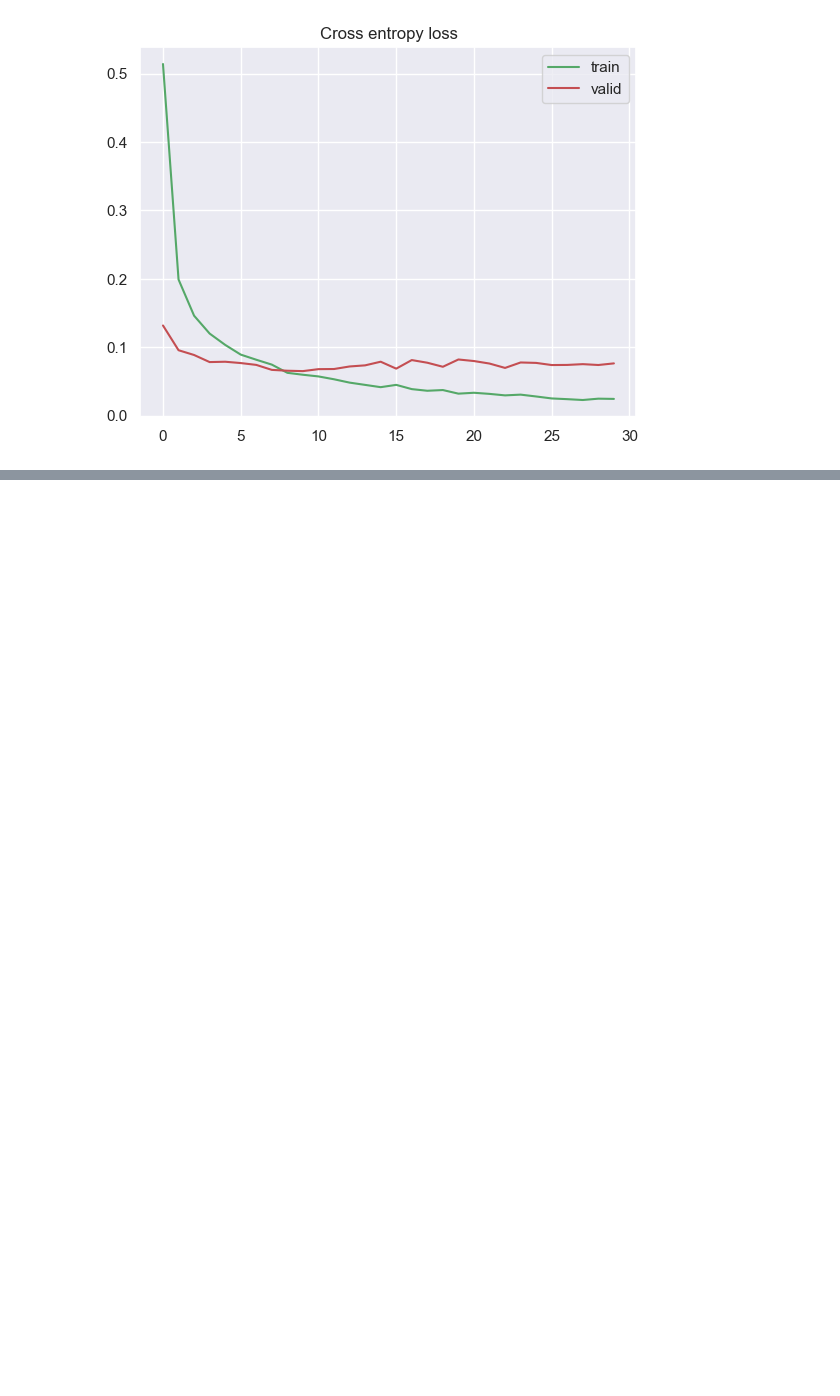
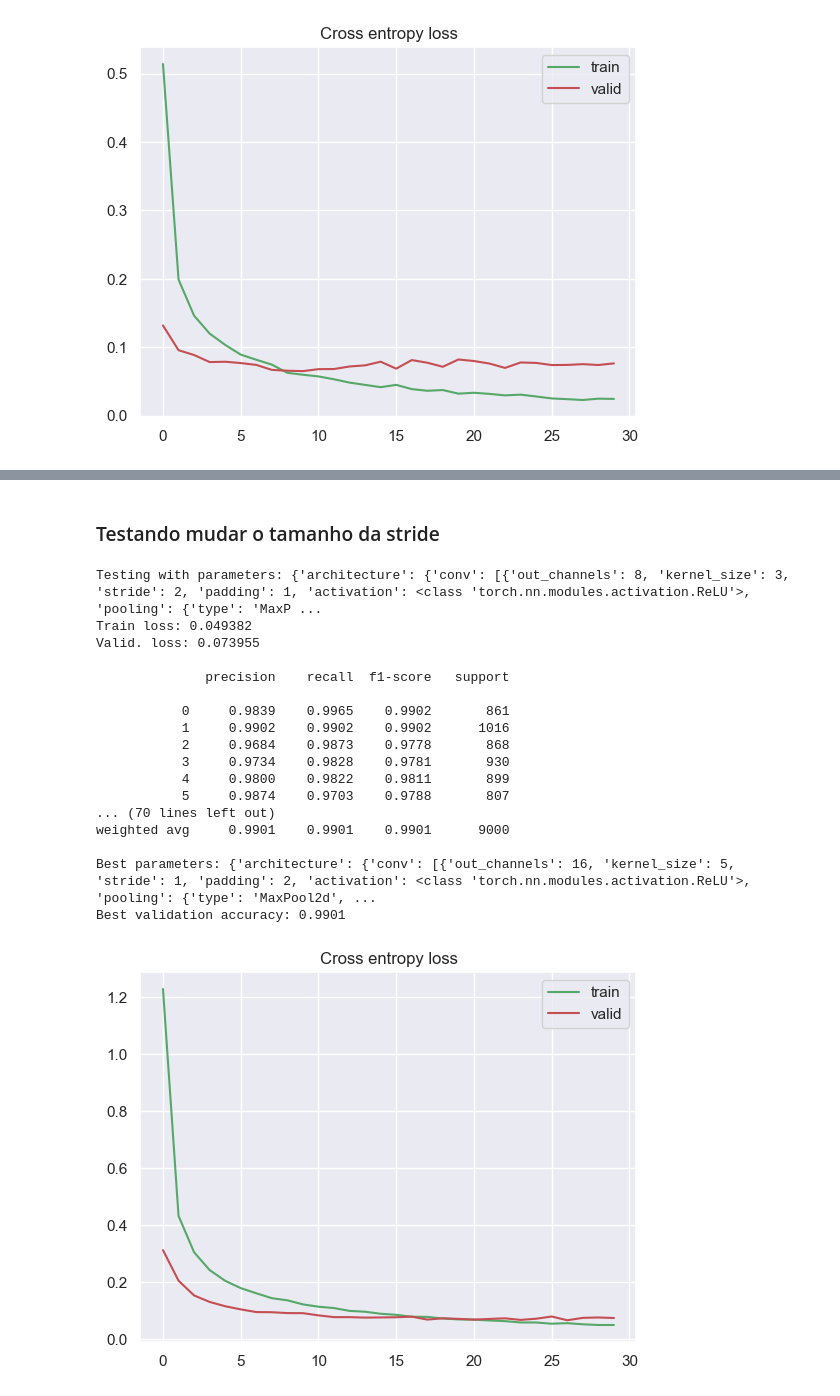
Before and after one commit to FrederickAlmeida/CNN-MNIST-classifier, a Jupyter notebook: cnn_classifier.ipynb, the cells around one changed output, grey strips where cells are left out. Saved outputs shown, nothing was run; the diff lists cells and outputs as text; code cells hidden in the pictures; blank space fills up the shorter version.

Commit message:
improves architecture

```diff
--- a/cnn_classifier.ipynb
+++ b/cnn_classifier.ipynb
@@ -491,0 +631,79 @@ Best validation accuracy: 0.9850
+# %% [markdown]
+### Testando mudar o tamanho da stride
+# %%
+param_grid = {
+    'architecture': [
+        {
+            'conv': [
+                {'out_channels': 8, 'kernel_size': 3, 'stride': 2, 'padding': 1, 'activation': nn.ReLU, 'pooling': {'type': 'MaxPool2d', 'params': {'kernel_size': 2, 'stride': 2}}, 'batch_norm': False}
+            ],
+            'mlp_input_size': 8*7*7,
+            'mlp': [
+                {'out_units': 128, 'activation': nn.ReLU, 'dropout': 0.3},
+                {'out_units': 64, 'activation': nn.ReLU, 'dropout': 0.3}
+            ],
+            'output_units': 10
+        },
+        {
+            'conv': [
+                {'out_channels': 16, 'kernel_size': 5, 'stride': 2, 'padding': 2, 'activation': nn.ReLU, 'pooling': {'type': 'MaxPool2d', 'params': {'kernel_size': 2, 'stride': 2}}, 'batch_norm': False}
+            ],
+            'mlp_input_size': 16*7*7,
+            'mlp': [
+                {'out_units': 128, 'activation': nn.ReLU, 'dropout': 0.3},
+                {'out_units': 64, 'activation': nn.ReLU, 'dropout': 0.3}
+            ],
+            'output_units': 10
+        },
+        {
+            'conv': [
+                {'out_channels': 8, 'kernel_size': 3, 'stride': 1, 'padding': 1, 'activation': nn.ReLU, 'pooling': {'type': 'MaxPool2d', 'params': {'kernel_size': 3, 'stride': 3}}, 'batch_norm': False}
+            ],
+            'mlp_input_size': 8*9*9,
+            'mlp': [
+                {'out_units': 128, 'activation': nn.ReLU, 'dropout': 0.3},
+                {'out_units': 64, 'activation': nn.ReLU, 'dropout': 0.3}
+            ],
+            'output_units': 10
+        },
+        {
+            'conv': [
+                {'out_channels': 16, 'kernel_size': 5, 'stride': 1, 'padding': 2, 'activation': nn.ReLU, 'pooling': {'type': 'MaxPool2d', 'params': {'kernel_size': 3, 'stride': 3}}, 'batch_norm': False}
+            ],
+            'mlp_input_size': 16*9*9,
+            'mlp': [
+                {'out_units': 128, 'activation': nn.ReLU, 'dropout': 0.3},
+                {'out_units': 64, 'activation': nn.ReLU, 'dropout': 0.3}
+            ],
+            'output_units': 10
+        }
+
+    ],
+    'learning_rate': [0.001],
+    'optimizer': ['Adam'],
+    'epochs': [30],
+    'initialization': ['normal']
+}
+
+best_params, best_accuracy = hyperparameter_search(train_dl, val_dl, param_grid, device)
+print(f"Best parameters: {best_params}")
+print(f"Best validation accuracy: {best_accuracy:.4f}")
+# %% [output]
+Testing with parameters: {'architecture': {'conv': [{'out_channels': 8, 'kernel_size': 3, 'stride': 2, 'padding': 1, 'activation': <class 'torch.nn.modules.activation.ReLU'>, 'pooling': {'type': 'MaxP ...
+Train loss: 0.049382
+Valid. loss: 0.073955
+
+              precision    recall  f1-score   support
+
+           0     0.9839    0.9965    0.9902       861
+           1     0.9902    0.9902    0.9902      1016
+           2     0.9684    0.9873    0.9778       868
+           3     0.9734    0.9828    0.9781       930
+           4     0.9800    0.9822    0.9811       899
+           5     0.9874    0.9703    0.9788       807
+... (70 lines left out)
+weighted avg     0.9901    0.9901    0.9901      9000
+
+Best parameters: {'architecture': {'conv': [{'out_channels': 16, 'kernel_size': 5, 'stride': 1, 'padding': 2, 'activation': <class 'torch.nn.modules.activation.ReLU'>, 'pooling': {'type': 'MaxPool2d', ...
+Best validation accuracy: 0.9901
+[figure, added]
```
Also changed, not shown: parts of 22 cells of this notebook.
